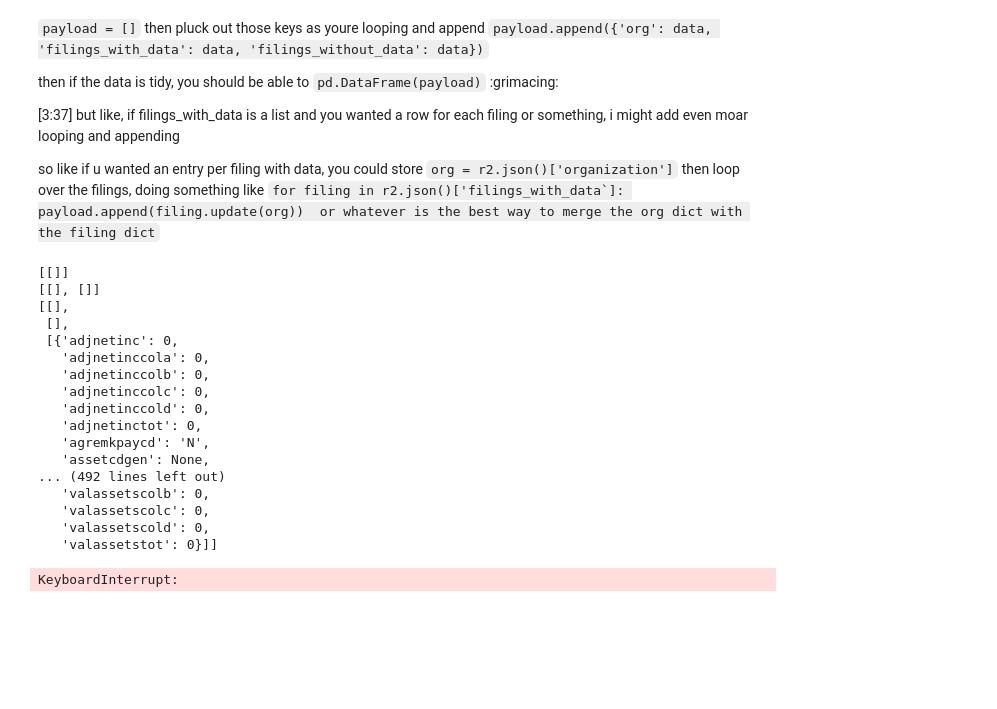
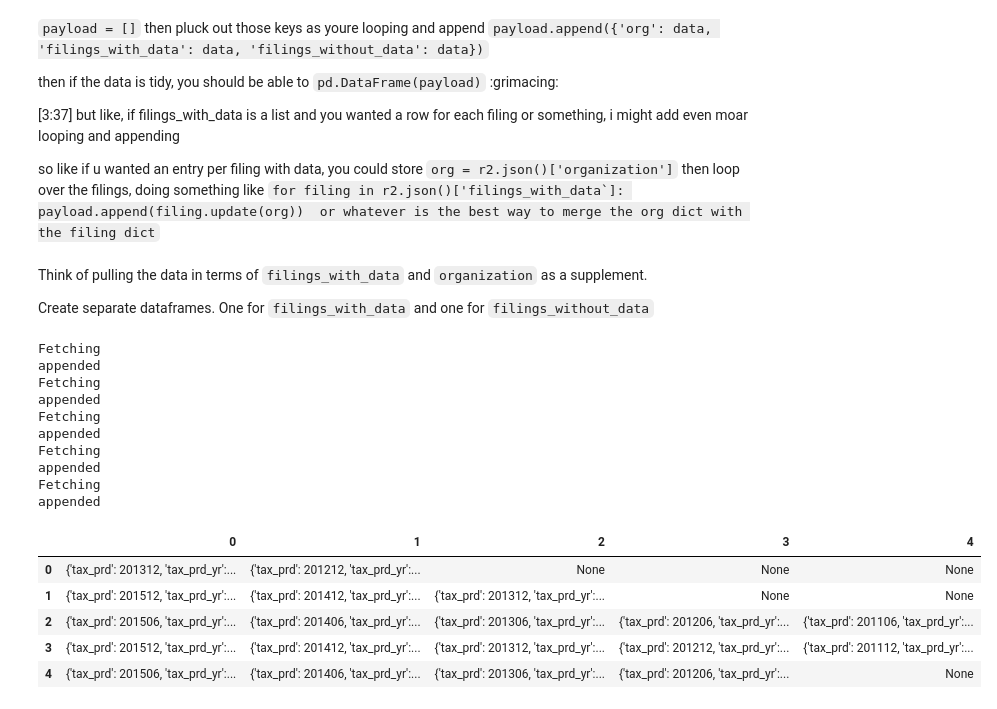
Before and after one commit to alanhovorka/mysql_queries, a Jupyter notebook: nonprofits/propublica_nonprofit_exp.ipynb, the cells around one changed output. Drawn from its saved outputs; the diff is of its cells as text; code cells hidden in the pictures; blank space fills up the shorter version.

Commit message:
building dictionaries of data

````diff
--- a/nonprofits/propublica_nonprofit_exp.ipynb
+++ b/nonprofits/propublica_nonprofit_exp.ipynb
@@ -257,33 +257,41 @@ then loop over the filings, doing something like
 ```for filing in r2.json()['filings_with_data`]:
     payload.append(filing.update(org))
  or whatever is the best way to merge the org dict with the filing dict```
+# %% [markdown]
+Think of pulling the data in terms of `filings_with_data` and `organization` as a supplement.
+
+Create separate dataframes. One for `filings_with_data` and one for `filings_without_data`
 # %%
 small_eins = ['593733183', '455560376', '550818419', '204450548', '592958036']
 eins = [j + '.json' for j in small_eins]
 payload = []
-for einno in einlist:
+for einno in eins:
+    print("Fetching")
     r2 = requests.get(baseurl2 + einno).json()
     wd = r2['filings_with_data']
-    wod = r2
     payload.append(wd)
-    pp(payload)
+    print("appended")
+#     pp(payload)
     time.sleep(2)
 # %% [output]
-[[]]
-[[], []]
-[[],
- [],
- [{'adjnetinc': 0,
-   'adjnetinccola': 0,
-   'adjnetinccolb': 0,
-   'adjnetinccolc': 0,
-   'adjnetinccold': 0,
-   'adjnetinctot': 0,
-   'agremkpaycd': 'N',
-   'assetcdgen': None,
-... (492 lines left out)
-   'valassetscolb': 0,
-   'valassetscolc': 0,
-   'valassetscold': 0,
-   'valassetstot': 0}]]
+Fetching
+appended
+Fetching
+appended
+Fetching
+appended
+Fetching
+appended
+Fetching
+appended
-KeyboardInterrupt:
+# %%
+fwddf = pd.DataFrame(payload)
+# %%
+fwddf
+# %% [output]
+|  | 0 | 1 | 2 | 3 | 4 |
+| 0 | {'tax_prd': 201312, 'tax_prd_yr':... | {'tax_prd': 201212, 'tax_prd_yr':... | None | None | None |
+| 1 | {'tax_prd': 201512, 'tax_prd_yr':... | {'tax_prd': 201412, 'tax_prd_yr':... | {'tax_prd': 201312, 'tax_prd_yr':... | None | None |
+| 2 | {'tax_prd': 201506, 'tax_prd_yr':... | {'tax_prd': 201406, 'tax_prd_yr':... | {'tax_prd': 201306, 'tax_prd_yr':... | {'tax_prd': 201206, 'tax_prd_yr':... | {'tax_prd': 201106, 'tax_prd_yr':... |
+| 3 | {'tax_prd': 201512, 'tax_prd_yr':... | {'tax_prd': 201412, 'tax_prd_yr':... | {'tax_prd': 201312, 'tax_prd_yr':... | {'tax_prd': 201212, 'tax_prd_yr':... | {'tax_prd': 201112, 'tax_prd_yr':... |
+| 4 | {'tax_prd': 201506, 'tax_prd_yr':... | {'tax_prd': 201406, 'tax_prd_yr':... | {'tax_prd': 201306, 'tax_prd_yr':... | {'tax_prd': 201206, 'tax_prd_yr':... | None |
````
